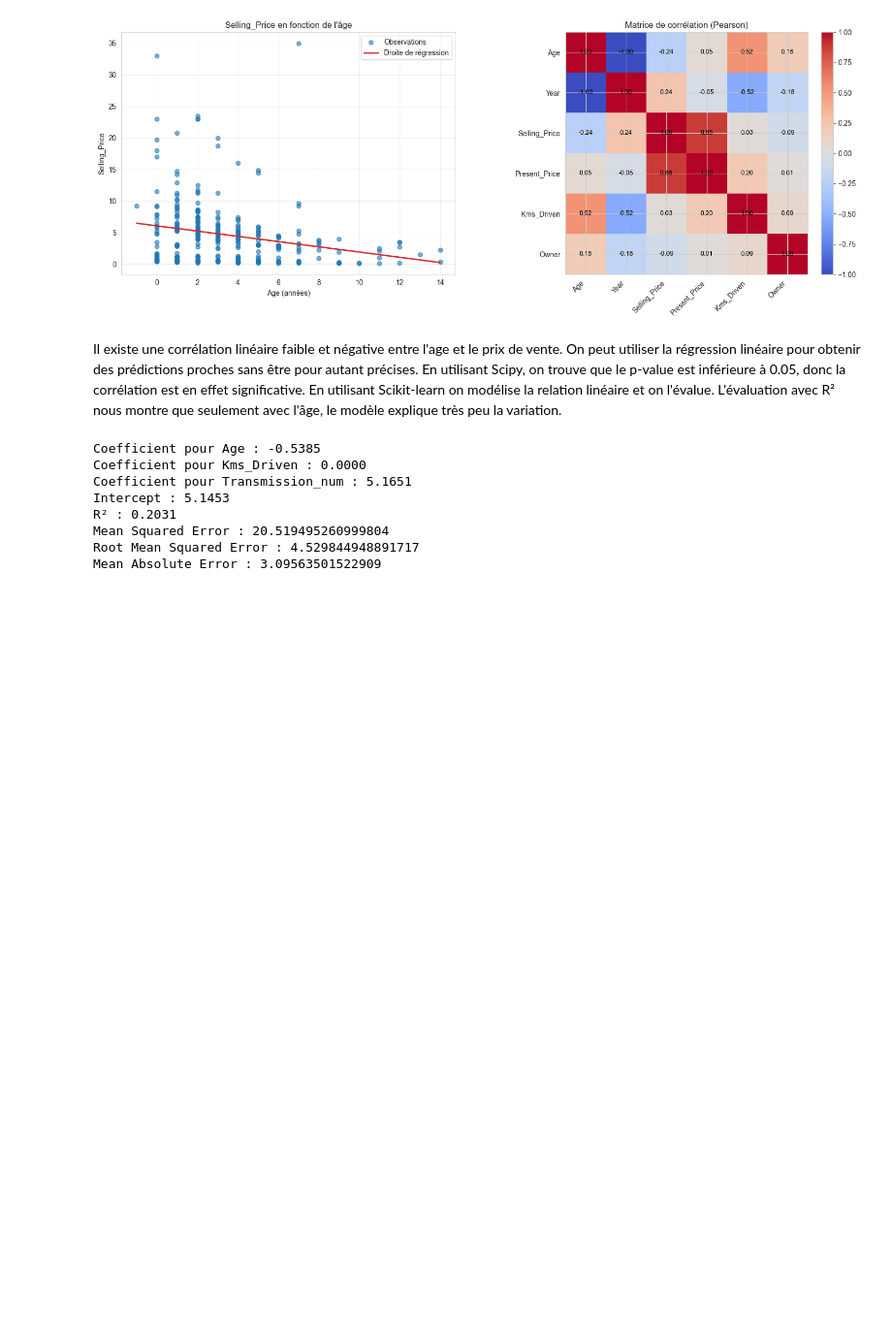
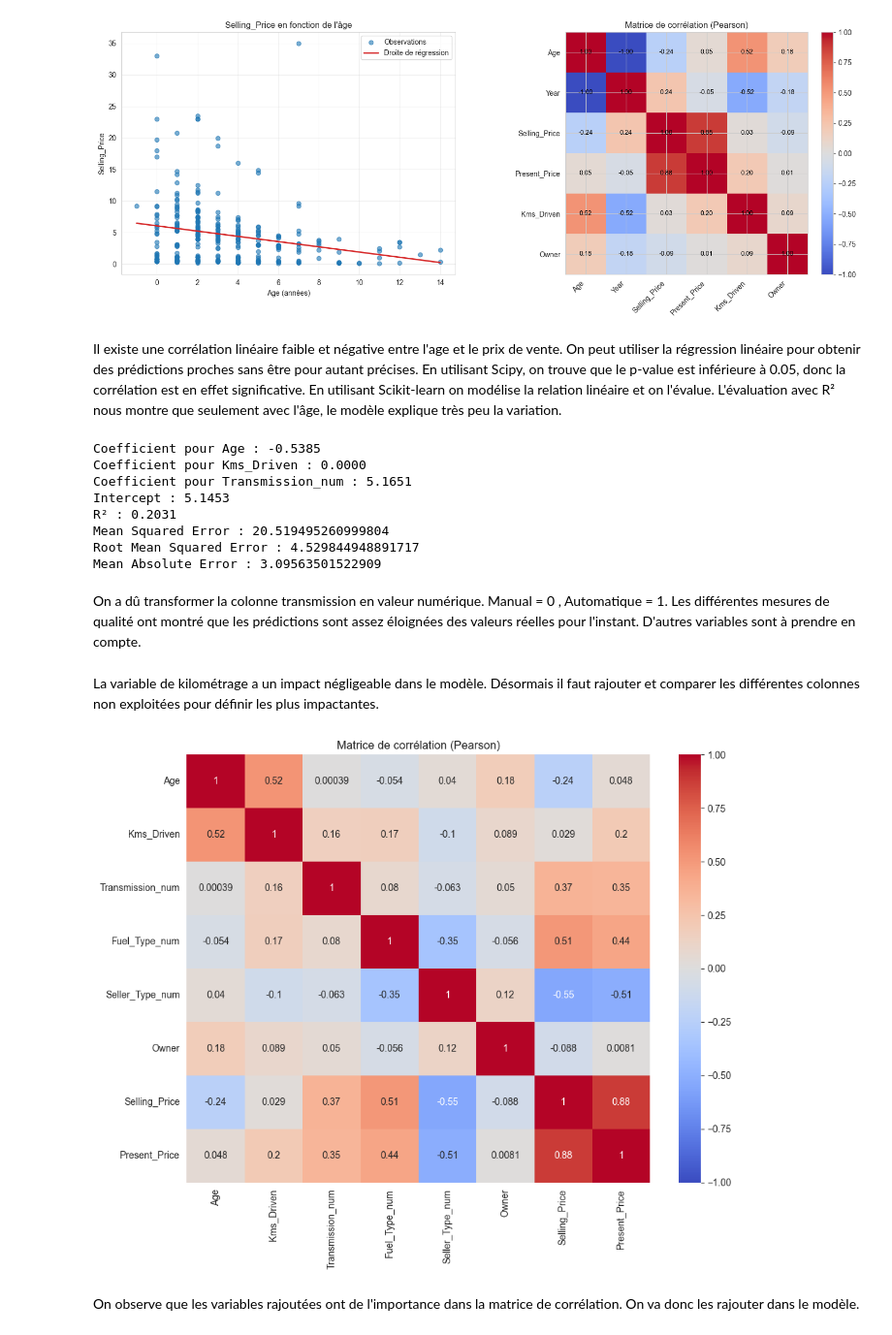
Before and after one commit to axel-achart/new-car, a Jupyter notebook: notebook.ipynb, the cells around one changed output. Shown at 97% size. Saved outputs shown, nothing was run; the diff lists cells and outputs as text; code cells hidden in the pictures; blank space fills up the shorter version.

```diff
--- a/notebook.ipynb
+++ b/notebook.ipynb
@@ -255,3 +252,31 @@ R² : 0.2031
 Mean Squared Error : 20.519495260999804
 Root Mean Squared Error : 4.529844948891717
 Mean Absolute Error : 3.09563501522909
+# %% [markdown]
+On a dû transformer la colonne transmission en valeur numérique. Manual = 0 , Automatique = 1.
+Les différentes mesures de qualité ont montré que les prédictions sont assez éloignées des valeurs réelles pour l'instant.
+D'autres variables sont à prendre en compte.
+# %% [markdown]
+La variable de kilométrage a un impact négligeable dans le modèle.
+Désormais il faut rajouter et comparer les différentes colonnes non exploitées pour définir les plus impactantes.
+# %%
+df["Seller_Type_num"] = df["Seller_Type"].map({"Dealer": 0, "Individual": 1})
+df["Fuel_Type_num"] = df["Fuel_Type"].map({"Petrol": 0, "Diesel": 1, "CNG": 2})
+
+# Définir les colonnes à inclure dans la matrice de corrélation
+corr_cols = ["Age","Kms_Driven","Transmission_num","Fuel_Type_num","Seller_Type_num","Owner","Selling_Price", "Present_Price"]
+corr_matrix = df[corr_cols].corr(method="pearson")
+
+import seaborn as sns
+import matplotlib.pyplot as plt
+
+plt.figure(figsize=(10,8))
+sns.heatmap(corr_matrix, annot=True, cmap="coolwarm", vmin=-1, vmax=1)
+plt.title("Matrice de corrélation (Pearson)")
+plt.tight_layout()
+plt.show()
+# %% [output]
+[figure, added]
+# %% [markdown]
+On observe que les variables rajoutées ont de l'importance dans la matrice de corrélation.
+On va donc les rajouter dans le modèle.
```
Also changed, not shown: parts of 7 cells of this notebook.
